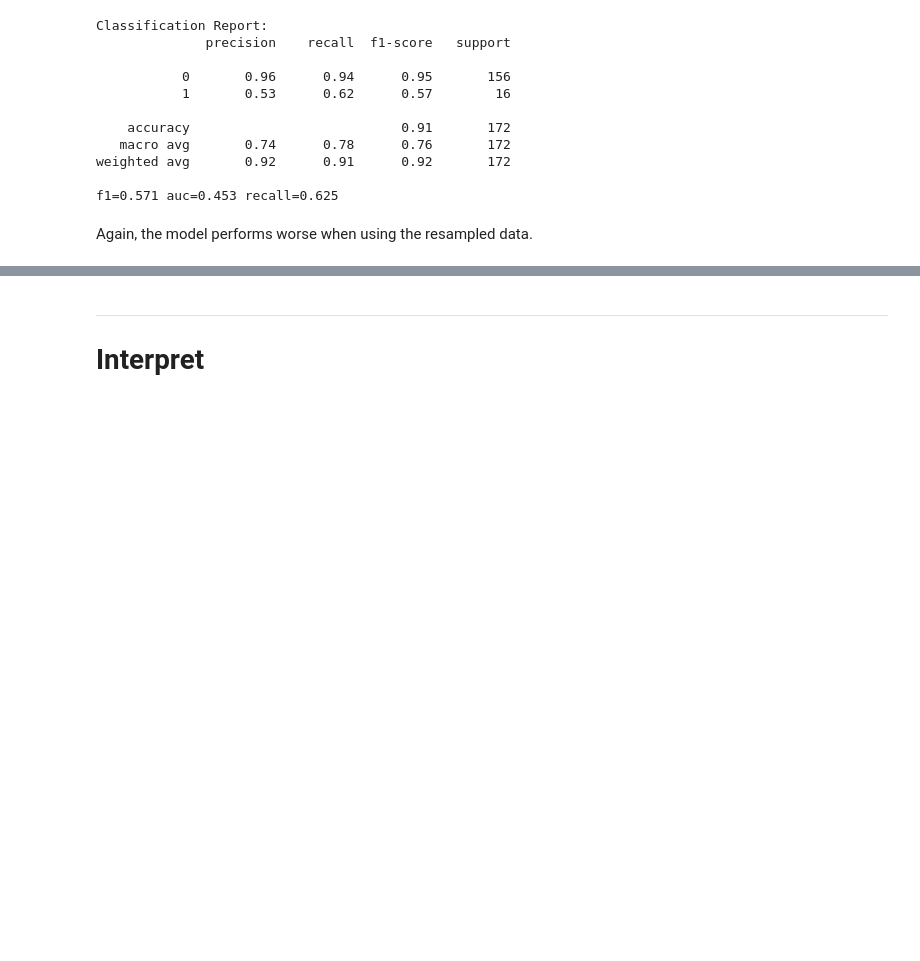
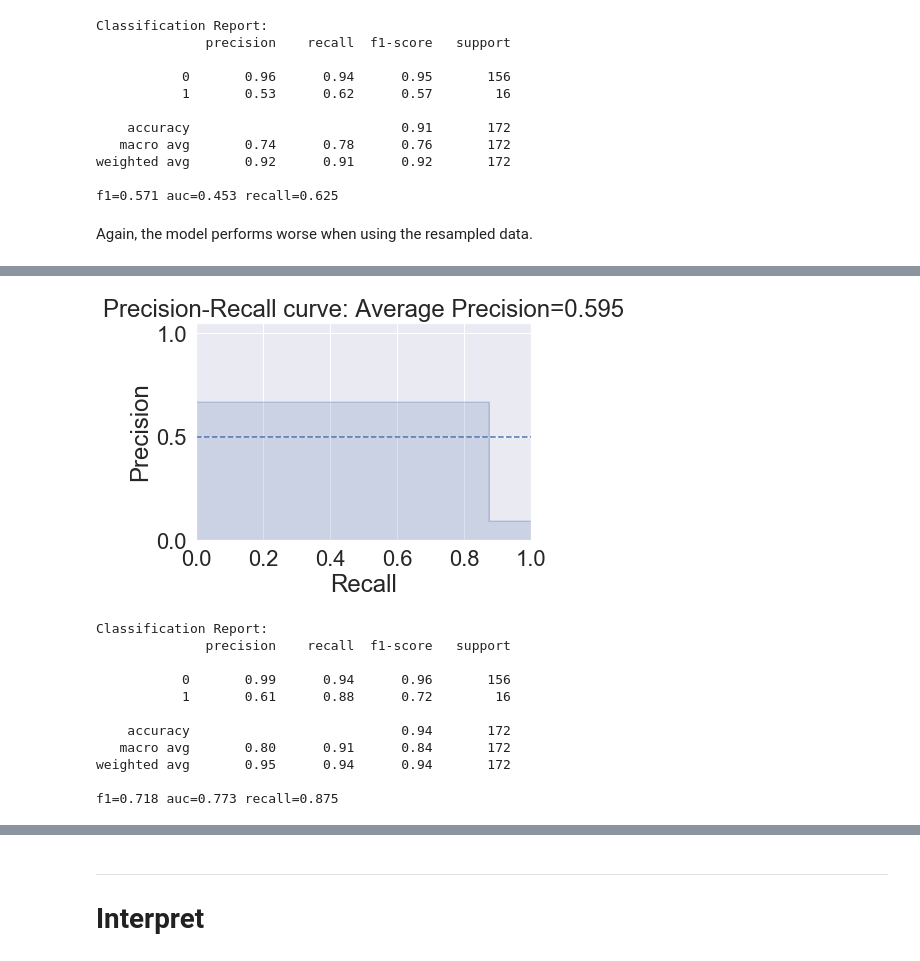
Before and after one commit to giorosati/dsc-3-final-project-online-ds-pt-100118, a Jupyter notebook: student_v2.ipynb, the cells around one changed output, grey strips where cells are left out. Cells and saved outputs as stored; diff of their text form; code cells hidden in the pictures; blank space fills up the shorter version.

```diff
--- a/student_v2.ipynb
+++ b/student_v2.ipynb
@@ -1496,0 +1570,17 @@ Again, the model performs worse when using the resampled data.
+# %%
+# create a new tree using the unbalanced data
+tree = DecisionTreeClassifier(class_weight = 'balanced', criterion = "gini", max_depth = 2, random_state=10)
+analysis(tree, X_train, y_train)
+# %% [output]
+[figure, added]
+Classification Report:
+              precision    recall  f1-score   support
+
+           0       0.99      0.94      0.96       156
+           1       0.61      0.88      0.72        16
+
+    accuracy                           0.94       172
+   macro avg       0.80      0.91      0.84       172
+weighted avg       0.95      0.94      0.94       172
+
+f1=0.718 auc=0.773 recall=0.875
```
Also changed, not shown: parts of 24 cells of this notebook, 4 other files.
